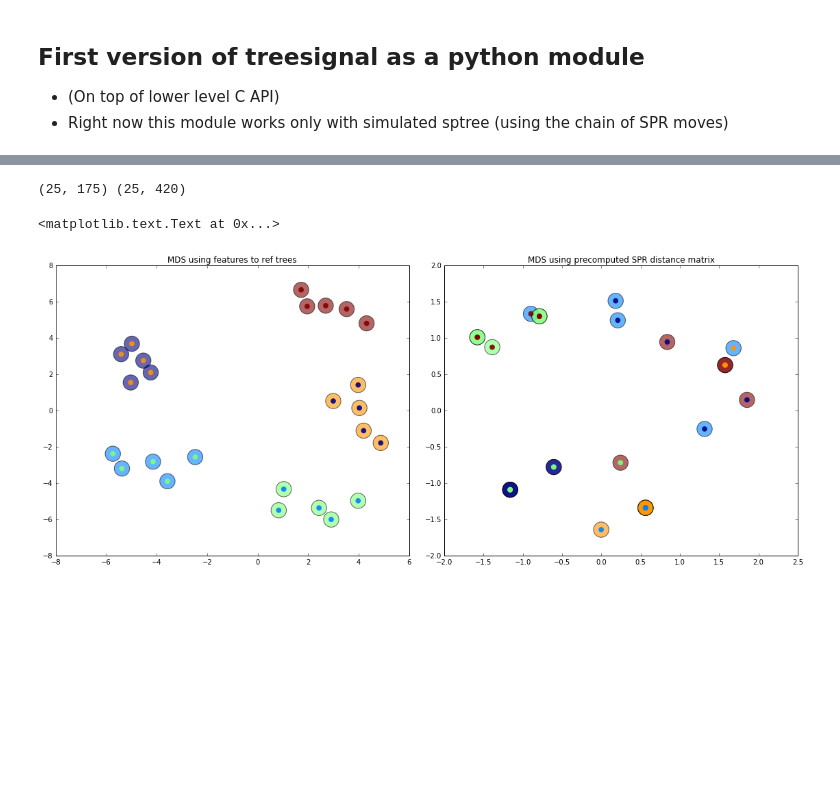
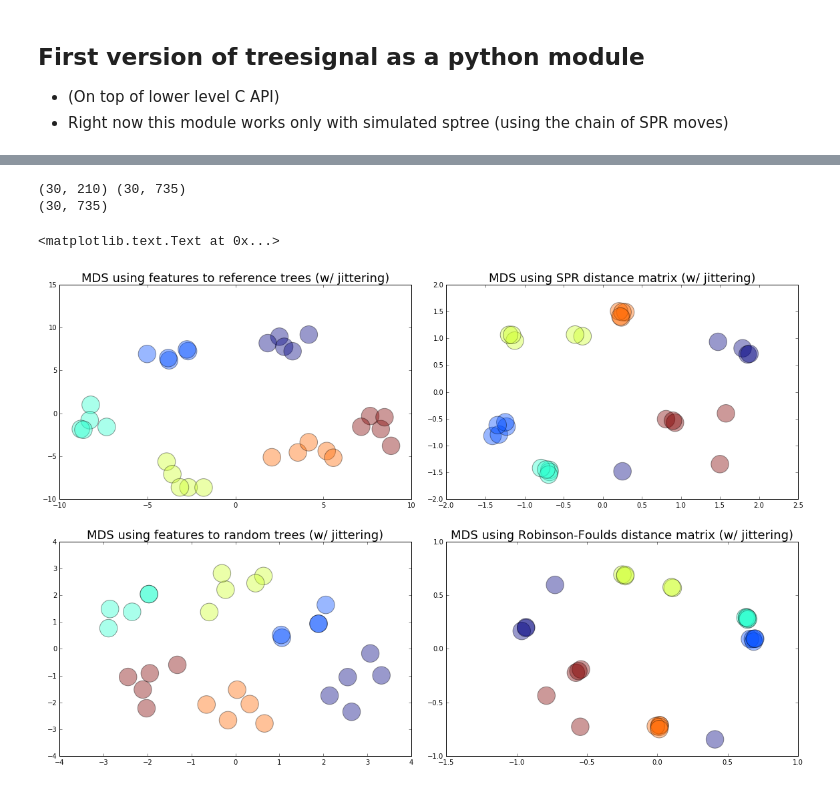
Before and after one commit to leomrtns/genefam-dist, a Jupyter notebook: docs/005.treesignal_python_module.ipynb, the cells around one changed output, grey strips where cells are left out. Drawn from its saved outputs; the diff is of its cells as text; code cells hidden in the pictures; blank space fills up the shorter version.

```diff
--- a/docs/005.treesignal_python_module.ipynb
+++ b/docs/005.treesignal_python_module.ipynb
@@ -62,32 +64,61 @@ print (len(gf1.sp_trees.taxon_namespace), len(gf2.sp_trees.taxon_namespace))
 # %%
+# Reference trees and classical distmatrix distance
 feat_miss = gf2()
 feat_full = []
 for t in gt:
     feat_full.append (gf1(t))
 feat_full = np.array(feat_full)
 print (feat_miss.shape, feat_full.shape)
+# random trees
+gf_random = treesignal.TreeSignal(n_species=len(gf1.sp_trees.taxon_namespace), chain_size=len(gf1.sp_trees)-1, n_spr=10)
+feat_rand = []
+for t in gt:
+    feat_rand.append (gf_random(t))
+feat_rand = np.array(feat_rand)
+print (feat_rand.shape)
 # %% [output]
-(25, 175) (25, 420)
+(30, 210) (30, 735)
+(30, 735)
-# %%
-signal_full = feat_full/feat_full.mean(0);
-signal_miss = feat_miss/feat_miss.mean(0);
-dist = signal_miss[:,3::7] + signal_miss[:,4::7] # 3rd element is SPR (4 = spr residue, 5 = RF, 6 = Hdist)
-dist = (dist + dist.T)/2  # matrix must be symmetric
-
-fig, axes = plt.subplots(1,2) ; fig.set_size_inches(16, 6)
-fig.subplots_adjust(top=.99, bottom=.01, left=.03, right=.97, wspace=.1, hspace=.1)
-
-transf=manifold.MDS(n_components=2).fit_transform(signal_full)
-kmod1 = cluster.AgglomerativeClustering(n_clusters=5, affinity='cosine', linkage='average').fit(signal_full).labels_
-axes[0].scatter(transf[:,1], transf[:,0], c=clabels,edgecolor="black", cmap="jet", alpha=.6, s=500)
-axes[0].scatter(transf[:,1], transf[:,0], c=kmod1, edgecolor="none", alpha=.9, s=60)
-axes[0].set_title("MDS using features to ref trees")
-
-transf=manifold.MDS(n_components=2, dissimilarity="precomputed").fit_transform(dist)
-kmod1 = cluster.AgglomerativeClustering(n_clusters=5, affinity='precomputed', linkage='average').fit(dist).labels_
-axes[1].scatter(transf[:,1], transf[:,0], c=clabels, edgecolor="black", cmap="jet", alpha=.6, s=500)
-axes[1].scatter(transf[:,1], transf[:,0], c=kmod1, edgecolor="none", alpha=.9, s=60)
-axes[1].set_title("MDS using precomputed SPR distance matrix")
-# %% [output]
-<matplotlib.text.Text at 0x...>
-[figure, removed]
+# %%
+signal_full = feat_full/feat_full.mean(0);
+signal_miss = feat_miss/feat_miss.mean(0);
+signal_rand = feat_rand/feat_rand.mean(0);
+
+fig, axes = plt.subplots(2,2) ; fig.set_size_inches(16, 10)
+fig.subplots_adjust(top=.99, bottom=.01, left=.02, right=.98, wspace=.1, hspace=.2)
+
+transf=manifold.MDS(n_components=2).fit_transform(signal_full)
+#kmod1 = cluster.AgglomerativeClustering(n_clusters=6, affinity='cosine', linkage='average').fit(signal_full).labels_
+jit = 0.01 * transf.max() * np.random.normal(size=feat_miss.shape[0]) # avoid complete overlap of points
+axes[0,0].scatter(transf[:,1]+jit, transf[:,0]+jit[::-1], c=clabels,edgecolor="black", cmap="jet", alpha=.4, s=700)
+#axes[0,0].scatter(transf[:,1]+jit, transf[:,0]+jit[::-1], c=kmod1, edgecolor="none", cmap="gnuplot", alpha=.5, s=30)
+axes[0,0].set_title("MDS using features to reference trees (w/ jittering)",  fontsize=18)
+
+
+transf=manifold.MDS(n_components=2).fit_transform(signal_rand)
+#kmod1 = cluster.AgglomerativeClustering(n_clusters=6, affinity='cosine', linkage='average').fit(signal_rand).labels_
+jit = 0.001 * transf.max() * np.random.normal(size=feat_rand.shape[0]) # avoid complete overlap of points
+axes[1,0].scatter(transf[:,1]+jit, transf[:,0]+jit[::-1], c=clabels,edgecolor="black", cmap="jet", alpha=.4, s=700)
+#axes[1,0].scatter(transf[:,1]+jit, transf[:,0]+jit[::-1], c=kmod1, edgecolor="none", cmap="gnuplot", alpha=.5, s=30)
+axes[1,0].set_title("MDS using features to random trees (w/ jittering)",  fontsize=18)
+
+dist1 = signal_miss[:,3::7] + signal_miss[:,4::7] # 3rd element is SPR (4 = spr residue, 5 = RF, 6 = Hdist)
+dist1 = (dist1 + dist1.T)/2  # matrix must be symmetric
+transf=manifold.MDS(n_components=2, dissimilarity="precomputed").fit_transform(dist1)
+#kmod1 = cluster.AgglomerativeClustering(n_clusters=6, affinity='precomputed', linkage='average').fit(dist1).labels_
+jit = 0.02 * transf.max() * np.random.normal(size=feat_miss.shape[0]) #  avoid complete overlap of points
+axes[0,1].scatter(transf[:,1]+jit, transf[:,0]+jit[::-1], c=clabels, edgecolor="black", cmap="jet", alpha=.4, s=700)
+#axes[0,1].scatter(transf[:,1]+jit, transf[:,0]+jit[::-1], c=kmod1, edgecolor="none", cmap="gnuplot", alpha=.5, s=30)
+axes[0,1].set_title("MDS using SPR distance matrix (w/ jittering)",  fontsize=18)
+
+dist2 = signal_miss[:,5::7] # 3rd element is SPR (4 = spr residue, 5 = RF, 6 = Hdist)
+dist2 = (dist2 + dist2.T)/2  # matrix must be symmetric
+transf=manifold.MDS(n_components=2, dissimilarity="precomputed").fit_transform(dist2)
+#kmod1 = cluster.AgglomerativeClustering(n_clusters=6, affinity='precomputed', linkage='average').fit(dist2).labels_
+jit = 0.02 * transf.max() * np.random.normal(size=feat_miss.shape[0]) #  avoid complete overlap of points
+axes[1,1].scatter(transf[:,1]+jit, transf[:,0]+jit[::-1], c=clabels, edgecolor="black", cmap="jet", alpha=.4, s=700)
+#axes[1,1].scatter(transf[:,1]+jit, transf[:,0]+jit[::-1], c=kmod1, edgecolor="none", cmap="gnuplot", alpha=.5, s=30)
+axes[1,1].set_title("MDS using Robinson-Foulds distance matrix (w/ jittering)",  fontsize=18)
+# %% [output]
+<matplotlib.text.Text at 0x...>
+[figure, added]
```
Also changed, not shown: parts of 8 cells of this notebook, 9 other files.
